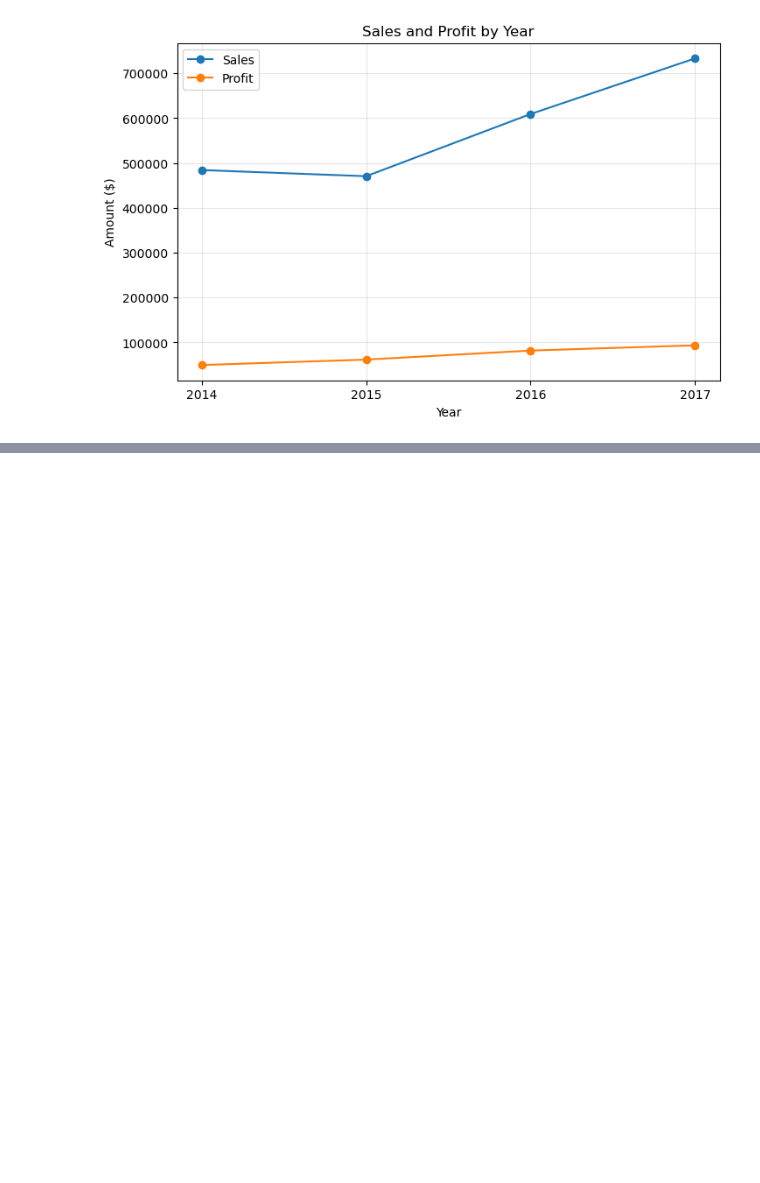
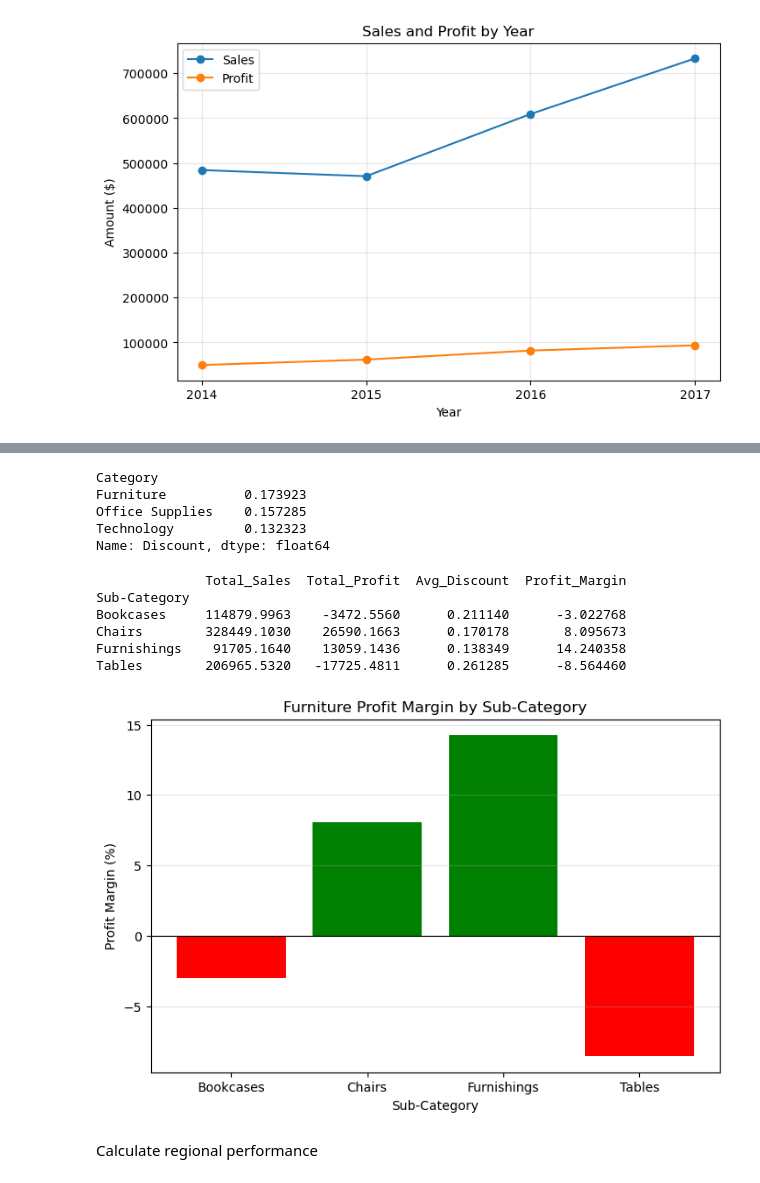
Before and after one commit to seriall123/data-analytics-prep, a Jupyter notebook: superstore-project/superstore_analysis.ipynb, the cells around one changed output, grey strips where cells are left out. Drawn from its saved outputs; the diff is of its cells as text; code cells hidden in the pictures; blank space fills up the shorter version.

Commit message:
Dig deeper in regions and discounts, found the discounting problem

```diff
--- a/superstore-project/superstore_analysis.ipynb
+++ b/superstore-project/superstore_analysis.ipynb
@@ -115,0 +120,43 @@ print(category_summary)
+# %%
+discount_by_category = df.groupby('Category')['Discount'].mean()
+print(discount_by_category)
+# %% [output]
+Category
+Furniture          0.173923
+Office Supplies    0.157285
+Technology         0.132323
+Name: Discount, dtype: float64
+# %%
+furniture_subcat = df[df['Category'] == 'Furniture'].groupby('Sub-Category').agg(
+    Total_Sales=('Sales', 'sum'),
+    Total_Profit=('Profit', 'sum'),
+    Avg_Discount=('Discount', 'mean')
+)
+furniture_subcat['Profit_Margin'] = (furniture_subcat['Total_Profit'] / furniture_subcat['Total_Sales']) * 100
+
+print(furniture_subcat)
+# %% [output]
+              Total_Sales  Total_Profit  Avg_Discount  Profit_Margin
+Sub-Category
+Bookcases     114879.9963    -3472.5560      0.211140      -3.022768
+Chairs        328449.1030    26590.1663      0.170178       8.095673
+Furnishings    91705.1640    13059.1436      0.138349      14.240358
+Tables        206965.5320   -17725.4811      0.261285      -8.564460
+# %%
+plt.figure(figsize=(8,5))
+
+colors = ['red' if x < 0 else 'green' for x in furniture_subcat['Profit_Margin']]
+plt.bar(furniture_subcat.index, furniture_subcat['Profit_Margin'], color=colors)
+
+plt.axhline(0, color='black', linewidth=0.8)
+plt.title('Furniture Profit Margin by Sub-Category')
+plt.xlabel('Sub-Category')
+plt.ylabel('Profit Margin (%)')
+plt.grid(True, alpha=0.3, axis='y')
+
+plt.savefig('charts/furniture_subcategory_margin.png')
+plt.show()
+# %% [output]
+[figure, added]
+# %% [markdown]
+Calculate regional performance
```
Also changed, not shown: parts of 5 cells of this notebook, 2 other files.
